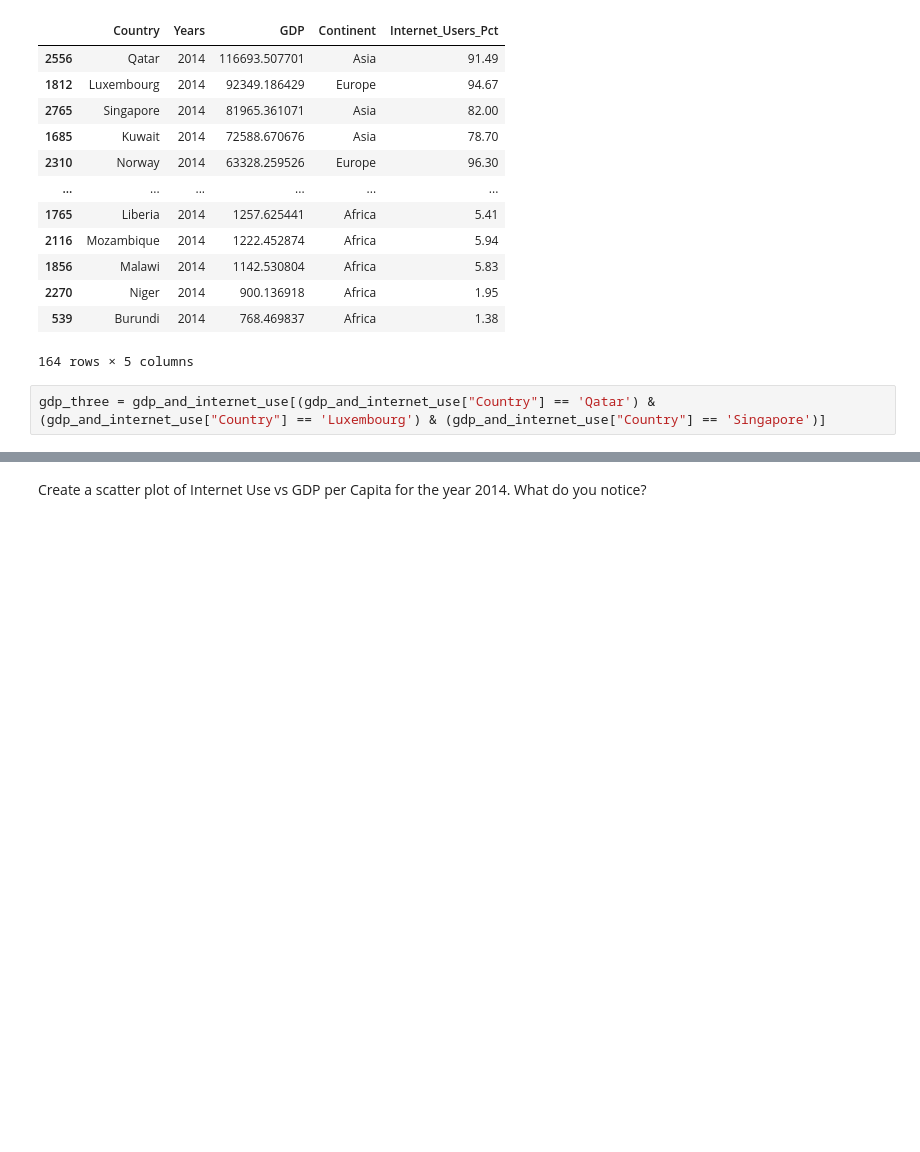
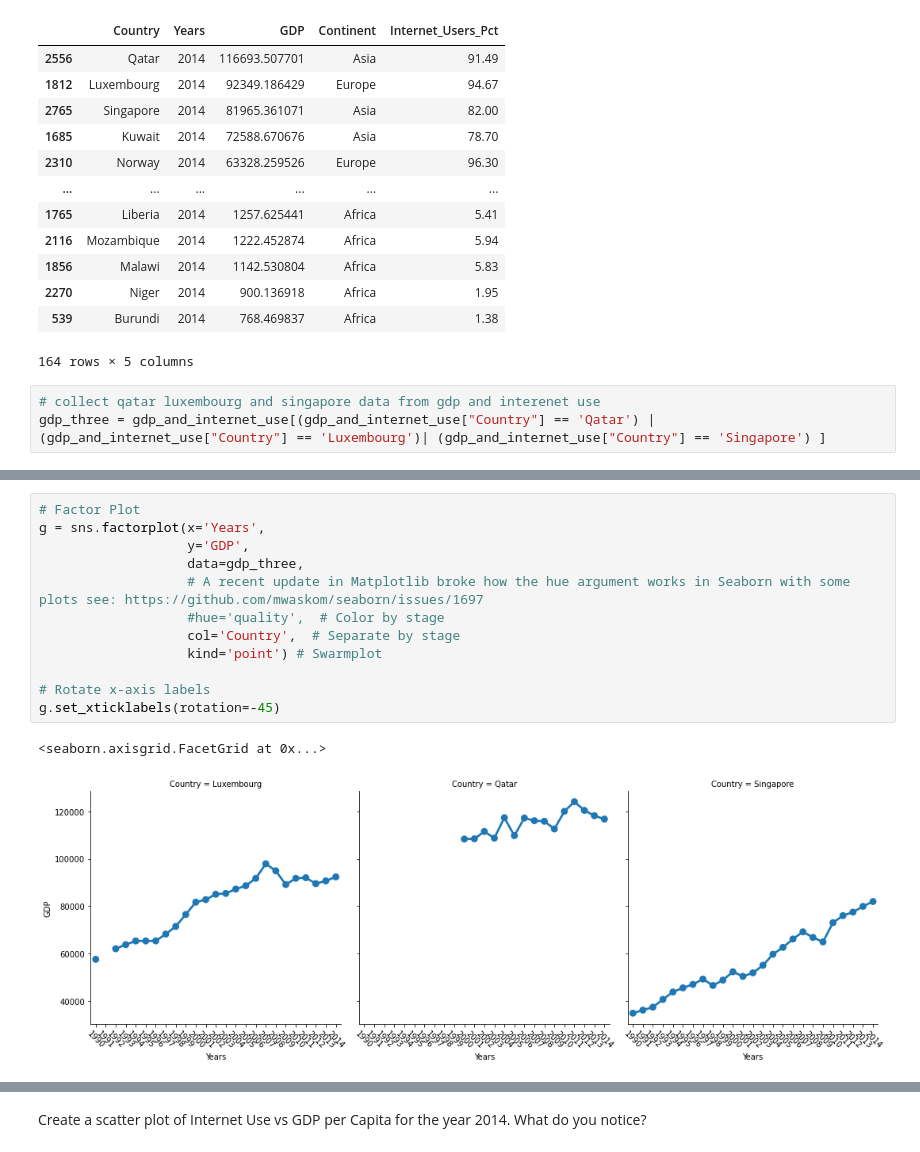
Before and after one commit to nss-data-science-cohort-4/dq1-undata-matthgray, a Jupyter notebook: un_data.ipynb, the cells around one changed output, grey strips where cells are left out. Cells and saved outputs as stored; diff of their text form; blank space fills up the shorter version.

```diff
--- a/un_data.ipynb
+++ b/un_data.ipynb
@@ -574,4 +574,5 @@ gdp_and_internet_use_2014.sort_values('GDP',ascending=False)
 | 539 | Burundi | 2014 | 768.469837 | Africa | 1.38 |
 164 rows × 5 columns
 # %%
-gdp_three = gdp_and_internet_use[(gdp_and_internet_use["Country"] == 'Qatar') & (gdp_and_internet_use["Country"] == 'Luxembourg') & (gdp_and_internet_use["Country"] == 'Singapore')]
+# collect qatar luxembourg and singapore data from gdp and interenet use
+gdp_three = gdp_and_internet_use[(gdp_and_internet_use["Country"] == 'Qatar') | (gdp_and_internet_use["Country"] == 'Luxembourg')| (gdp_and_internet_use["Country"] == 'Singapore') ]
@@ -579,0 +588,15 @@ margin_titles=True, height=4
+# %%
+# Factor Plot
+g = sns.factorplot(x='Years',
+                   y='GDP',
+                   data=gdp_three,
+                   # A recent update in Matplotlib broke how the hue argument works in Seaborn with some plots see: https://github.com/mwaskom/seaborn/issues/1697
+                   #hue='quality',  # Color by stage
+                   col='Country',  # Separate by stage
+                   kind='point') # Swarmplot
+
+# Rotate x-axis labels
+g.set_xticklabels(rotation=-45)
+# %% [output]
+<seaborn.axisgrid.FacetGrid at 0x...>
+[figure, added]
```
Also changed, not shown: parts of 10 cells of this notebook.
